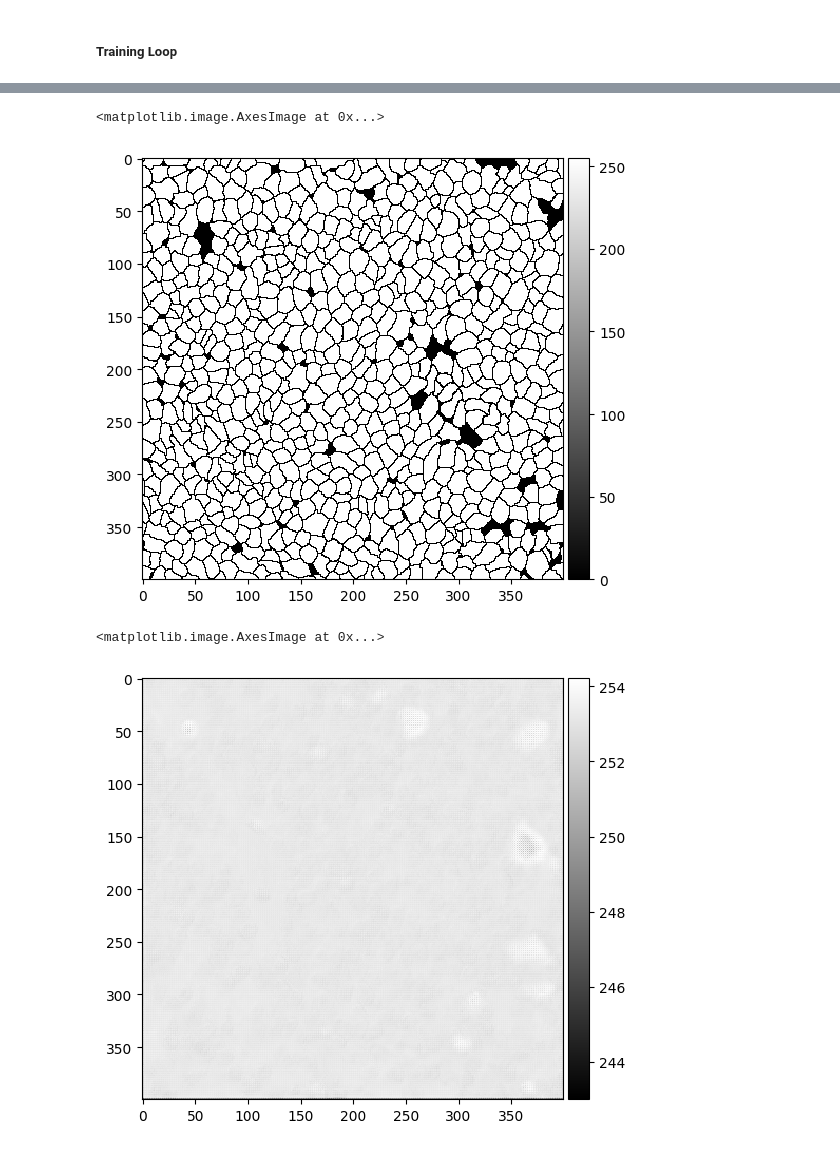
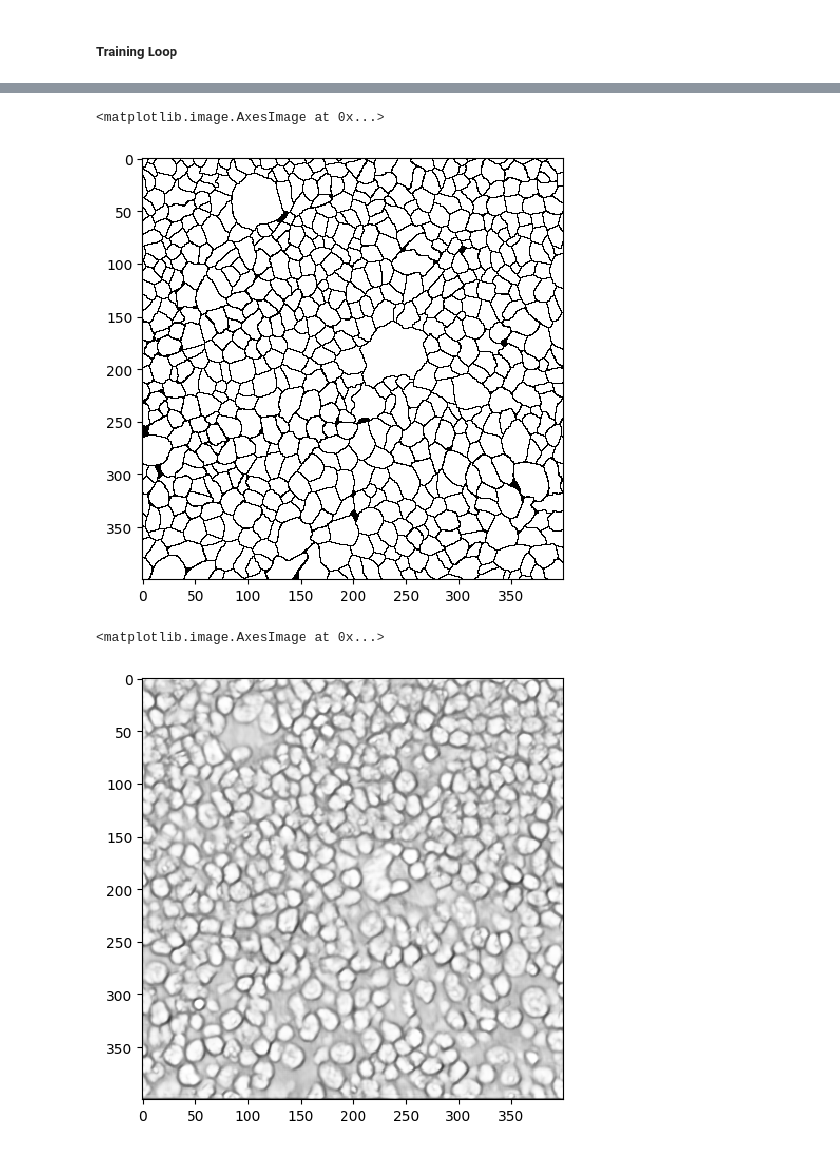
Before and after one commit to ganand2021/multiplexed-immunofluorescence-instance-segmentation, a Jupyter notebook: scripts/model.ipynb, the cells around one changed output, grey strips where cells are left out. Drawn from its saved outputs; the diff is of its cells as text; code cells hidden in the pictures.

```diff
--- a/scripts/model.ipynb
+++ b/scripts/model.ipynb
@@ -67,36 +67,43 @@ class CellDataset(Dataset):
         self.mask_dir = os.path.join(data_dir, 'mask')
         self.image_files = os.listdir(self.image_dir)
         self.mask_files = os.listdir(self.mask_dir)
-        self.transform = transforms.Compose([
-            transforms.RandomHorizontalFlip(),
-            transforms.RandomVerticalFlip()
-        ])
+        self.transform_list = [
+            transforms.RandomHorizontalFlip(p=1),
+            transforms.RandomVerticalFlip(p=1),
+        ]
 
         if train:
             self.image_files, self.test_image_files, self.mask_files, self.test_mask_files = train_test_split(
-                self.image_files, self.mask_files, test_size=0.25, random_state=42)
+                self.image_files, self.mask_files, test_size=0.2, random_state=42)
         else:
             self.image_files, self.test_image_files, self.mask_files, self.test_mask_files = train_test_split(
-                self.image_files, self.mask_files, test_size=0.25, random_state=42)
+                self.image_files, self.mask_files, test_size=0.2, random_state=42)
             self.image_files, self.test_image_files = self.test_image_files, self.image_files
             self.mask_files, self.test_mask_files = self.test_mask_files, self.mask_files
+
+        self.temp_image_file = []
+        self.temp_mask_file = []
+
+        for image_path, mask_path in zip(self.image_files, self.mask_files):
+            image_path = os.path.join(self.image_dir, image_path)
+            mask_path = os.path.join(self.mask_dir, mask_path)
+            image = torch.tensor(imread(image_path))
+            mask = torch.tensor(imread(mask_path))
+            self.temp_image_file.append(image)
+            self.temp_mask_file.append(mask)
+            for transform in self.transform_list:
+                self.temp_image_file.append(transform(image))
+                self.temp_mask_file.append(transform(mask))
+
+        self.image_files, self.mask_files = self.temp_image_file, self.temp_mask_file
 
     def __len__(self):
         return len(self.image_files)
 
     def __getitem__(self, index):
-        image_path = os.path.join(self.image_dir, self.image_files[index])
-        mask_path = os.path.join(self.mask_dir, self.mask_files[index])
 
-        image = imread(image_path)
-        mask = imread(mask_path)
-
-        image = torch.from_numpy(np.array(image)).float()
-        mask = torch.from_numpy(np.array(mask)).unsqueeze(0).float()
-
-        if self.transform:
-            image = self.transform(image)
-            mask = self.transform(mask)
+        image = self.image_files[index].float()
+        mask = torch.where(self.mask_files[index].unsqueeze(0).float() == 0, 0.0, 1.0)
 
         return image, mask
 # %%
@@ -304,3 +407,5 @@ criterion = IoULoss()
+# %%
+criterion = nn.BCELoss()
 # %% [markdown]
 ##### Training Loop
 # %%
@@ -367,11 +475,11 @@ image, mask = test_dataset.__getitem__(30)
 imshow(mask.squeeze().numpy(), cmap="gray")
 # %% [output]
 <matplotlib.image.AxesImage at 0x...>
-[figure, old version]
+[figure, new version]
 # %%
 sam_output = model(image.unsqueeze(0).to(device))
 # %%
-imshow(sam_output.squeeze().detach().cpu().numpy()*256, cmap="gray")
+imshow(sam_output.squeeze().detach().cpu().numpy(), cmap="gray")
 # %% [output]
 <matplotlib.image.AxesImage at 0x...>
-[figure, old version]
+[figure, new version]
```
Also changed, not shown: parts of 7 cells of this notebook, 2 other files.
